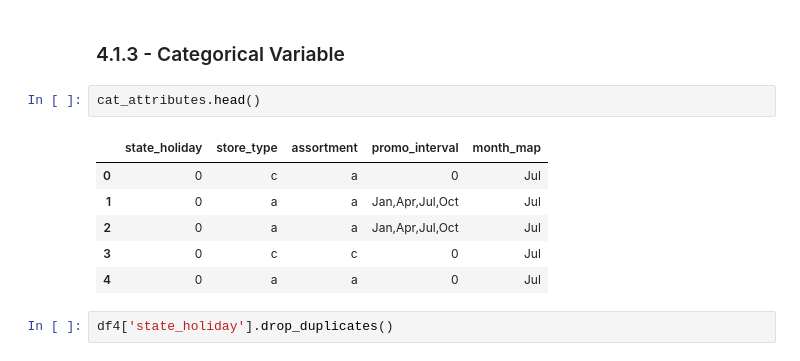
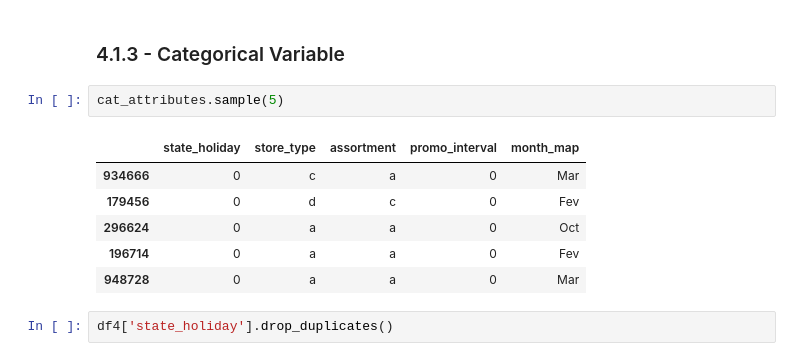
Before and after one commit to marcos-ale-fonseca/DataScienceEmProducao, a Jupyter notebook: m05_v01_store_sales_predictions.ipynb, the cells around one changed output. Cells and saved outputs as stored; diff of their text form.

```diff
--- a/m05_v01_store_sales_predictions.ipynb
+++ b/m05_v01_store_sales_predictions.ipynb
@@ -570,14 +570,14 @@ num_attributes.hist( bins=50 );
 # %% [markdown]
 ### 4.1.3 - Categorical Variable
 # %%
-cat_attributes.head()
+cat_attributes.sample(5)
 # %% [output]
 |  | state_holiday | store_type | assortment | promo_interval | month_map |
-| 0 | 0 | c | a | 0 | Jul |
-| 1 | 0 | a | a | Jan,Apr,Jul,Oct | Jul |
-| 2 | 0 | a | a | Jan,Apr,Jul,Oct | Jul |
-| 3 | 0 | c | c | 0 | Jul |
-| 4 | 0 | a | a | 0 | Jul |
+| 934666 | 0 | c | a | 0 | Mar |
+| 179456 | 0 | d | c | 0 | Fev |
+| 296624 | 0 | a | a | 0 | Oct |
+| 196714 | 0 | a | a | 0 | Fev |
+| 948728 | 0 | a | a | 0 | Mar |
 # %%
 df4['state_holiday'].drop_duplicates()
 # %% [output]
```
Also changed, not shown: parts of 16 cells of this notebook.
